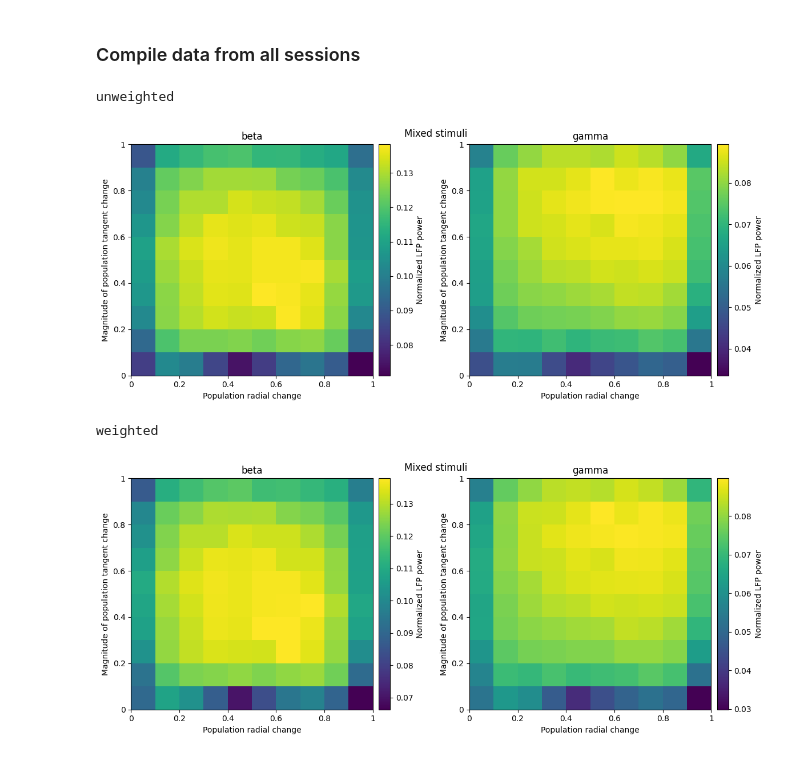
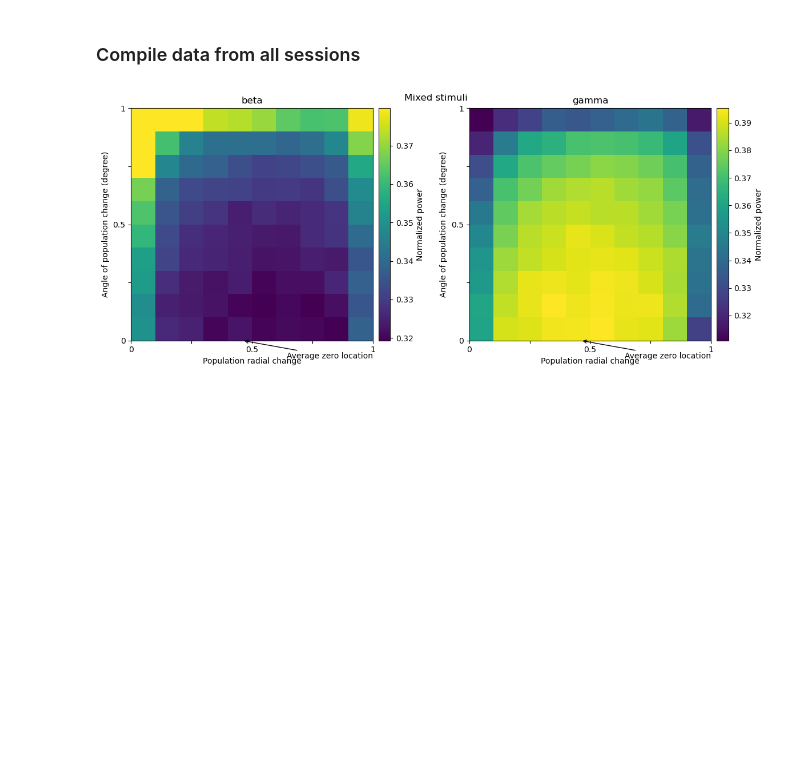
Before and after one commit to chenziao/Analyzing_Allen_Visual_Coding_Neuropixels_Dataset, a Jupyter notebook: notebooks/compile_power_heatmap.ipynb, the cells around one changed output. Cells and saved outputs as stored; diff of their text form; code cells hidden in the pictures; blank space fills up the shorter version.

Commit message:
Finish notebook compile_power_heatmap

```diff
--- a/notebooks/compile_power_heatmap.ipynb
+++ b/notebooks/compile_power_heatmap.ipynb
@@ -14,7 +15,7 @@ from toolkit.plots.plots import heatmap_in_grid
 # %%
 config_name = 'mixed_stimuli_RS_units_all_layers'
 # %%
-session_set = 'all'  # 'all', 'selected', 'test'
+session_set = 'selected'  # 'all', 'selected', 'test'
 
 ecephys_structure_acronym = GLOBAL_SETTINGS['ecephys_structure_acronym']
 
@@ -39,6 +40,7 @@ for session_id in session_list:
         power_dss[session_id] = session_dir.load_population_vector_data(config_name=config_name)
 
 print("Variable names: ", power_dss[session_id].variable_name.values)
+combine_stimulus_name = power_dss[session_id].attrs['stimulus']
 # %% [output]
 Variable names:  ['mean_fr' 'rms_fr' 'length' 'speed' 'angle' 'radial' 'tangent']
 # %% [markdown]
@@ -116,43 +94,12 @@ plt.show()
 # %% [markdown]
 ### Compile data from all sessions
 # %%
-heatmap_all_ds = xr.concat([ds[['power', 'hist_count']] for ds in heatmap_ds.values()], dim=pd.Index(heatmap_ds, name='session'))
-heatmap_all_da = heatmap_all_ds.power
-avg_pow = heatmap_all_da.mean(dim='session')  # average
-
-weights = heatmap_all_ds.hist_count
-weights = weights / weights.sum(dim=['x_bin', 'y_bin'])  # proportion of bin in each session
-weights.values[:, ~weights.values.all(axis=0)] = 1.0  # for bins with no count in all sessions
-wgt_avg_pow = heatmap_all_da.weighted(weights).mean(dim='session') # weighted average
+if weighted:
+    # average power weighted by count proportion of each bin in each session
+    weights = heatmap_ds.hist_count.transpose('session', 'x_bin', 'y_bin')
+    weights = weights / weights.sum(dim=['x_bin', 'y_bin'])  # proportion of bin in each session
+    weights.values[:, ~weights.all(dim='session').values] = 1.0  # equal weights for bins with no count in all sessions
+    avg_pow = heatmap_ds.power.weighted(weights).mean(dim='session') # weighted average
+else:
+    # unweighted average power
+    avg_pow = heatmap_ds.power.mean(dim='session')  # average
-# %%
-nticks = 6
-figsize = (6, 5)
-n_iqr = np.array([1.5, 0.6])  # color limit for outlier in term of interquartile
-
-coords = avg_pow.coords
-x_bins = np.linspace(0., 1., coords['x_bin'].size + 1)
-y_bins = np.linspace(0., 1., coords['y_bin'].size + 1)
-
-for pow, label in zip([avg_pow, wgt_avg_pow], ['unweighted', 'weighted']):
-    print(label)
-    fig, axs = plt.subplots(1, n_waves, figsize=(n_waves * figsize[0], figsize[1]))
-    for ax, w in zip(axs, waves.values):
-        C = pow.sel(wave=w).values
-        q13 = np.nanquantile(C, [0.25, 0.75])
-        vlim = np.clip([np.nanmin(C), np.nanmax(C)], *(q13 + n_iqr * (q13[1] - q13[0]) * np.array([-1, 1])))  # clip outliers
-        pcm = heatmap_in_grid(C, x_bins, y_bins, vmax=vlim[1],
-            xticks_fmt='{:g}', yticks_fmt='{:g}', even_grid=True, ax=ax)
-        ax.get_xaxis().set_major_locator(plt.LinearLocator(numticks=nticks))
-        ax.get_yaxis().set_major_locator(plt.LinearLocator(numticks=nticks))
-        plt.colorbar(mappable=pcm, ax=ax, label=power_metric, pad=0.02)
-        ax.set_xlabel(xlabel)
-        ax.set_ylabel(ylabel)
-        ax.set_title(w)
-    plt.tight_layout()
-    fig.suptitle(stimulus_name.replace('_', ' ').capitalize())
-    plt.show()
-# %% [output]
-unweighted
-[figure, removed]
-weighted
-[figure, removed]
@@ -170,0 +130,28 @@ savefig_kwargs = dict(
+# %%
+nticks = 5  # number of ticks on the axes
+tick_locator = plt.LinearLocator(numticks=nticks)
+
+x_bins, y_bins = bin_edges.coords['x_bin'].values, bin_edges.coords['y_bin'].values
+x_bins, y_bins = x_bins / x_bins[-1], y_bins / y_bins[-1]
+
+fig, axs = plt.subplots(1, 2, figsize=figsize)
+for ax, w in zip(axs, wave_bands):
+    C = avg_pow.sel(wave_band=w).values
+    vmin, vmax = range_by_iqr(C, n_iqr=n_iqr)
+    pcm, _ = heatmap_in_grid(C, x_bins, y_bins, vmin=vmin, vmax=vmax,
+        xticks_fmt='{:g}', yticks_fmt='{:g}', even_grid=False, ax=ax)
+    plt.colorbar(mappable=pcm, ax=ax, label='Normalized power', pad=0.02)
+    for kwargs in avg_zero_annot_kwargs.values():
+        if kwargs is not None:
+            ax.annotate(f'Average zero location', fontsize=10,
+                arrowprops=dict(arrowstyle='->', color='k'), **kwargs)
+    ax.get_xaxis().set_major_locator(tick_locator)
+    ax.get_yaxis().set_major_locator(tick_locator)
+    ax.set_xlabel(xlabel)
+    ax.set_ylabel(ylabel)
+    ax.set_title(w)
+plt.tight_layout()
+fig.suptitle(format_text(combine_stimulus_name))
+plt.show()
+# %% [output]
+[figure, added]
```
Also changed, not shown: parts of 12 cells of this notebook, 5 other files.
